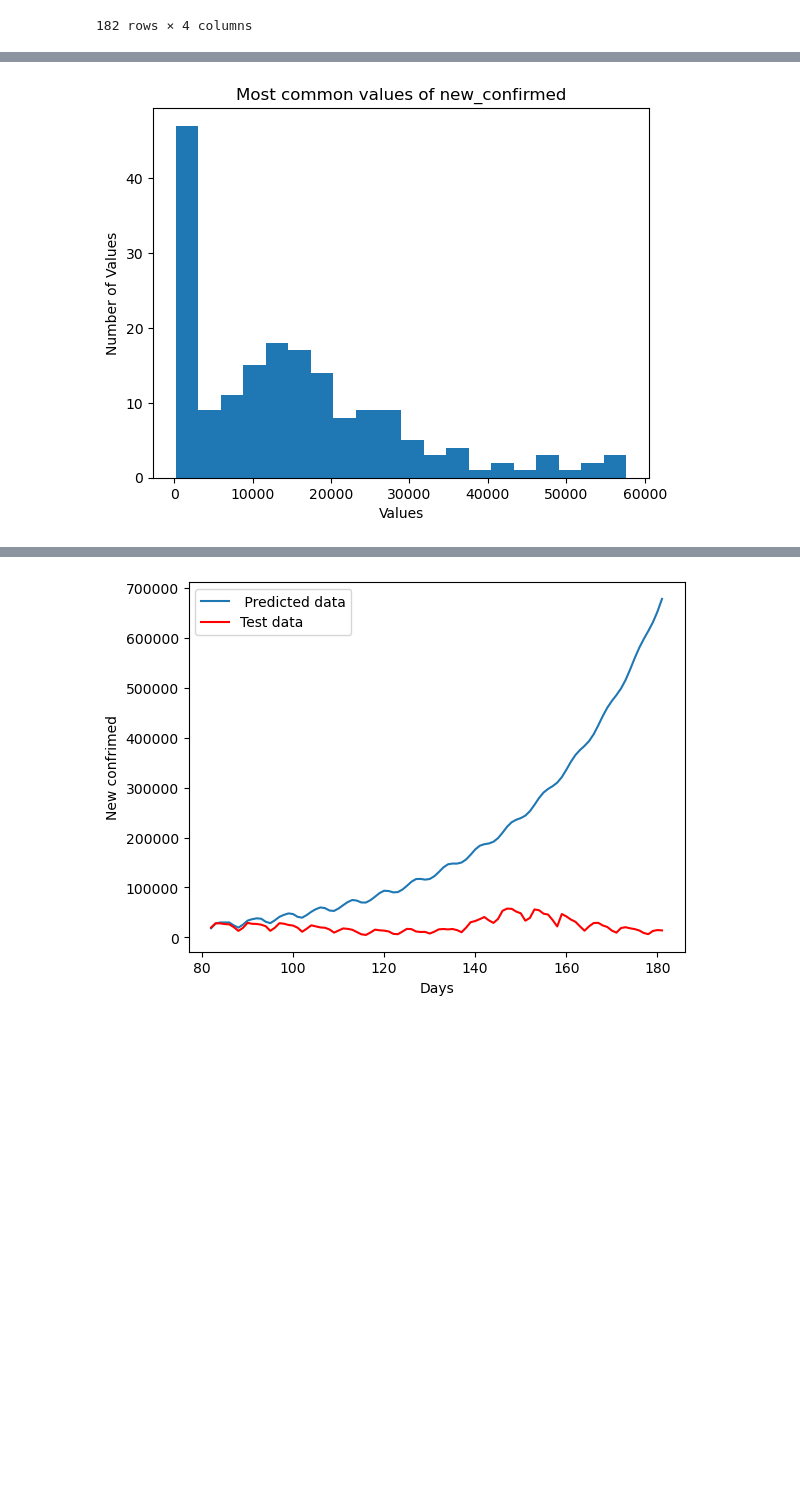
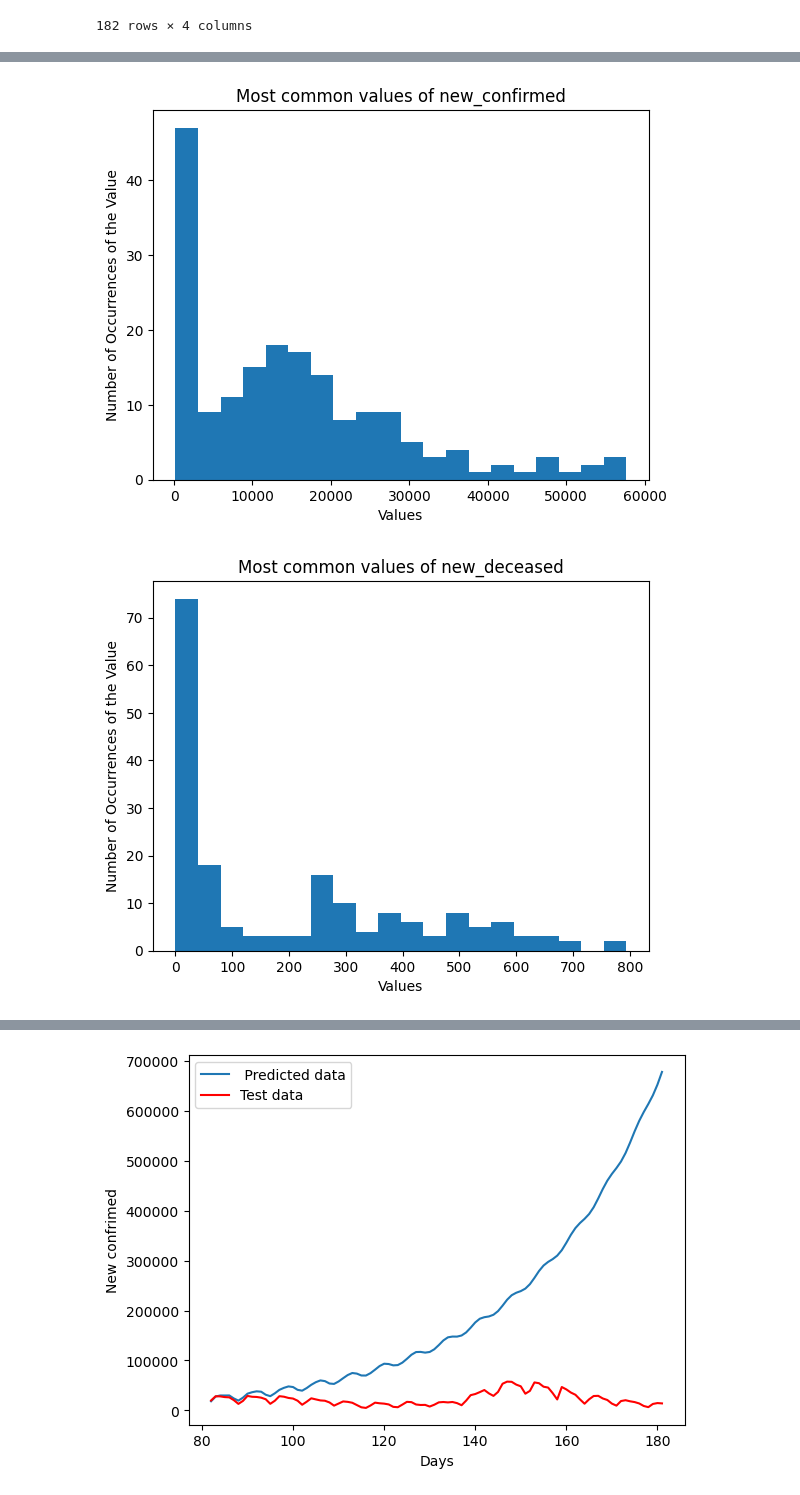
Before and after one commit to piooz/BigData, a Jupyter notebook: zad4/zadanie4.ipynb, the cells around one changed output, grey strips where cells are left out. Drawn from its saved outputs; the diff is of its cells as text; code cells hidden in the pictures; blank space fills up the shorter version.

```diff
--- a/zad4/zadanie4.ipynb
+++ b/zad4/zadanie4.ipynb
@@ -59,6 +75,5 @@ import matplotlib.pyplot as plt
 import datetime as dt
 df['date'] = pd.to_datetime(df['date'])
 df['date']=df['date'].map(dt.datetime.toordinal)
-lr= LinearRegression()
-lr.fit(df[['date']].values.reshape(-1,1),df[['new_confirmed']])
+df
 # %% [output]
@@ -169,19 +237,20 @@ Text(0.5, 1.0, 'Regresion comparison')
 
 from statsmodels.tsa.seasonal import seasonal_decompose
 
-#Średnia krocząca 7-dniowa
-df['Moving_Average'] = df['new_confirmed'].rolling(7).mean()
+for col in ['new_confirmed', 'new_deceased', 'new_persons_vaccinated']:
+    #Średnia krocząca 7-dniowa
+    df['Moving_Average'] = df[col].rolling(7).mean()
 
-#Odchylenie standardowe kroczace 7-dniowe
-df['Moving_Standart_Deviation'] = df['new_confirmed'].rolling(7).std()
+    #Odchylenie standardowe kroczace 7-dniowe
+    df['Moving_Standart_Deviation'] = df[col].rolling(7).std()
 
-df[["Moving_Average","Moving_Standart_Deviation"]] = df[["Moving_Average","Moving_Standart_Deviation"]].fillna(0)
+    df[["Moving_Average","Moving_Standart_Deviation"]] = df[["Moving_Average","Moving_Standart_Deviation"]].fillna(0)
 
-plt.plot(df['date'], df['new_confirmed'], label ='new_confirmed')
-plt.plot(df['date'], df['Moving_Average'], label ='Moving Average')
-#plt.plot(df['date'], df['MSD_7d'], label ='MSD_7d')
-plt.fill_between(df['date'], df['Moving_Average'] - df['Moving_Standart_Deviation'], df['Moving_Average'] + df['Moving_Standart_Deviation'], alpha=0.1, color ="red",  label='Standard Deviation')
-plt.legend(loc = 2)
-plt.title("MA_7d and MSD_7d comparison")
-plt.show()
+    plt.plot(df['date'], df[col], label =col)
+    plt.plot(df['date'], df['Moving_Average'], label ='Moving Average')
+    #plt.plot(df['date'], df['MSD_7d'], label ='MSD_7d')
+    plt.fill_between(df['date'], df['Moving_Average'] - df['Moving_Standart_Deviation'], df['Moving_Average'] + df['Moving_Standart_Deviation'], alpha=0.1, color ="red",  label='Standard Deviation')
+    plt.legend(loc = 2)
+    plt.title("MA_7d and MSD_7d comparison")
+    plt.show()
 # %% [output]
@@ -266,9 +340,22 @@ TypeError: 'NoneType' object is not callable
 # %%
 #Wykres rozłożenia wartosci new_confirmed
 plt.hist(df['new_confirmed'], 20, histtype='bar')
 plt.title("Most common values of new_confirmed")
 plt.xlabel("Values")
 plt.ylabel("Number of Occurrences of the Value")
 plt.show()
+
+plt.hist(df['new_deceased'], 20, histtype='bar')
+plt.title("Most common values of new_deceased")
+plt.xlabel("Values")
+plt.ylabel("Number of Occurrences of the Value")
+plt.show()
+
+plt.hist(df['new_persons_vaccinated'], 20, histtype='bar')
+plt.title("Most common values of new_persons_vaccinated")
+plt.xlabel("Values")
+plt.ylabel("Number of Occurrences of the Value")
+plt.show()
 # %% [output]
-[figure, old version]
+[figure, new version]
+[figure, added]
```
Also changed, not shown: parts of 16 cells of this notebook.
